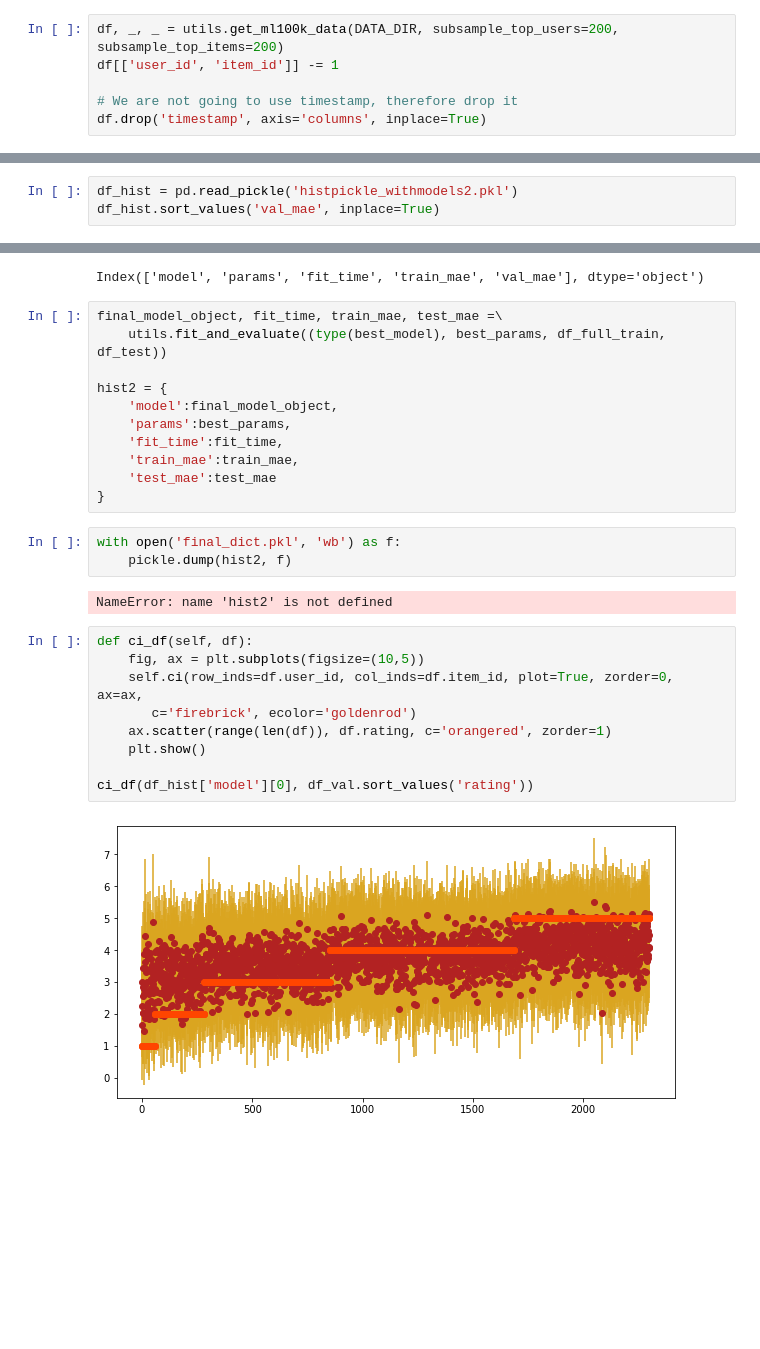
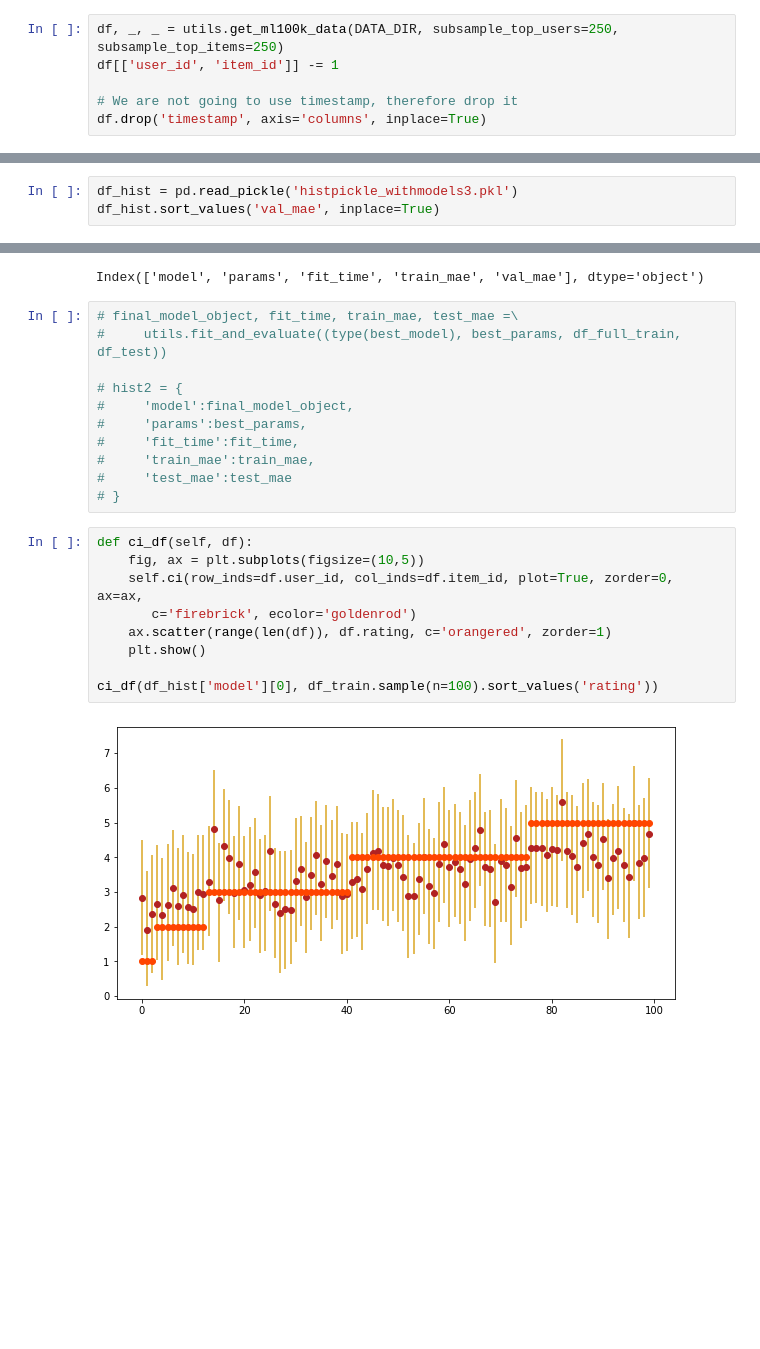
Before and after one commit to Napam/INF367A, a Jupyter notebook: Projects/Project2/StanProject.ipynb, the cells around one changed output, grey strips where cells are left out. Saved outputs shown, nothing was run; the diff lists cells and outputs as text; blank space fills up the shorter version.

```diff
--- a/Projects/Project2/StanProject.ipynb
+++ b/Projects/Project2/StanProject.ipynb
@@ -26,7 +26,7 @@ The data we have is essentially a matrix, where the each row correspond to a per
 # Define constants
 DATA_DIR = 'ml-100k'
 # %%
-df, _, _ = utils.get_ml100k_data(DATA_DIR, subsample_top_users=200, subsample_top_items=200)
+df, _, _ = utils.get_ml100k_data(DATA_DIR, subsample_top_users=250, subsample_top_items=250)
 df[['user_id', 'item_id']] -= 1
 
 # We are not going to use timestamp, therefore drop it
@@ -117,7 +120,7 @@ t0 = time()
 # )
 evaltime = time()-t0
 # %%
-df_hist = pd.read_pickle('histpickle_withmodels2.pkl')
+df_hist = pd.read_pickle('histpickle_withmodels3.pkl')
 df_hist.sort_values('val_mae', inplace=True)
 # %%
 best_model = df_hist['model'].values[0]
@@ -146,32 +225,27 @@ df_hist.columns
 # %% [output]
 Index(['model', 'params', 'fit_time', 'train_mae', 'val_mae'], dtype='object')
 # %%
-final_model_object, fit_time, train_mae, test_mae =\
-    utils.fit_and_evaluate((type(best_model), best_params, df_full_train, df_test))
+# final_model_object, fit_time, train_mae, test_mae =\
+#     utils.fit_and_evaluate((type(best_model), best_params, df_full_train, df_test))
 
-hist2 = {
-    'model':final_model_object,
-    'params':best_params,
-    'fit_time':fit_time,
-    'train_mae':train_mae,
-    'test_mae':test_mae
-}
+# hist2 = {
+#     'model':final_model_object,
+#     'params':best_params,
+#     'fit_time':fit_time,
+#     'train_mae':train_mae,
+#     'test_mae':test_mae
+# }
-# %%
-with open('final_dict.pkl', 'wb') as f:
-    pickle.dump(hist2, f)
-# %% [output]
-NameError: name 'hist2' is not defined
 # %%
 def ci_df(self, df):
     fig, ax = plt.subplots(figsize=(10,5))
     self.ci(row_inds=df.user_id, col_inds=df.item_id, plot=True, zorder=0, ax=ax,
        c='firebrick', ecolor='goldenrod')
     ax.scatter(range(len(df)), df.rating, c='orangered', zorder=1)
     plt.show()
 
-ci_df(df_hist['model'][0], df_val.sort_values('rating'))
+ci_df(df_hist['model'][0], df_train.sample(n=100).sort_values('rating'))
 # %% [output]
-[figure, old version]
+[figure, new version]
 # %% [markdown]
 <br>
 <br>
```
Also changed, not shown: parts of 12 cells of this notebook, 7 other files.
